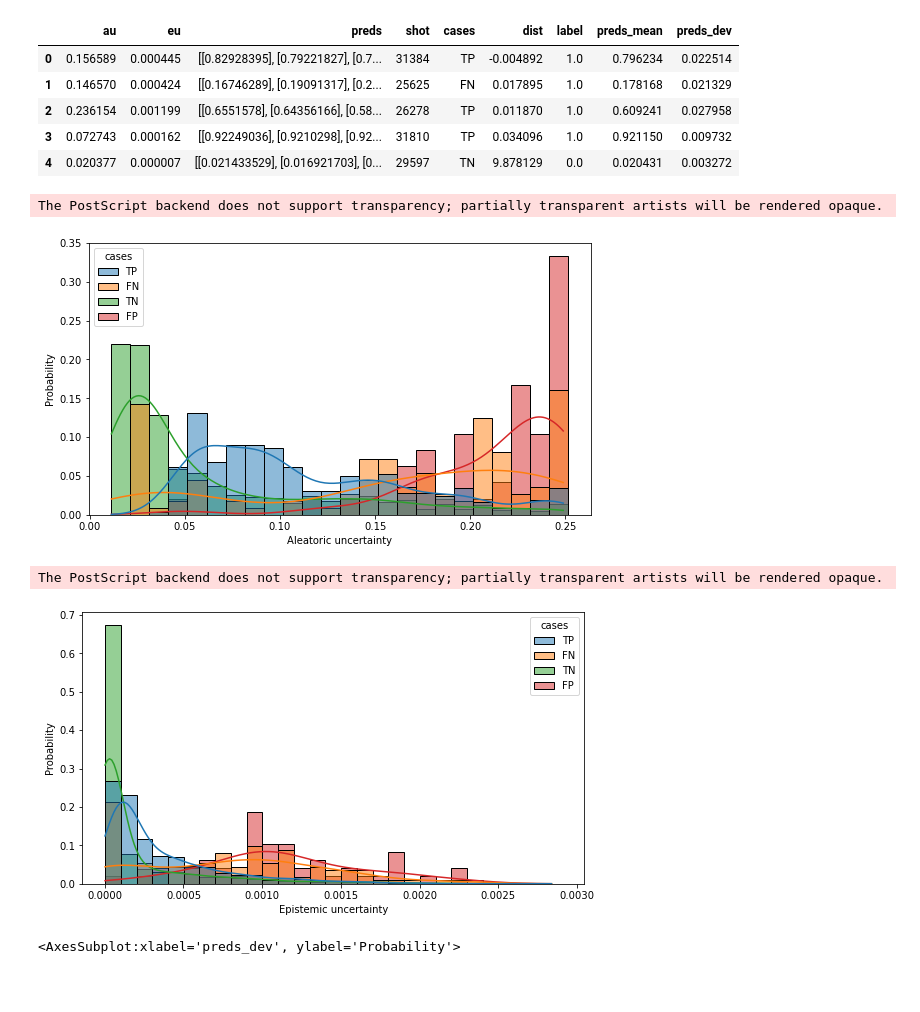
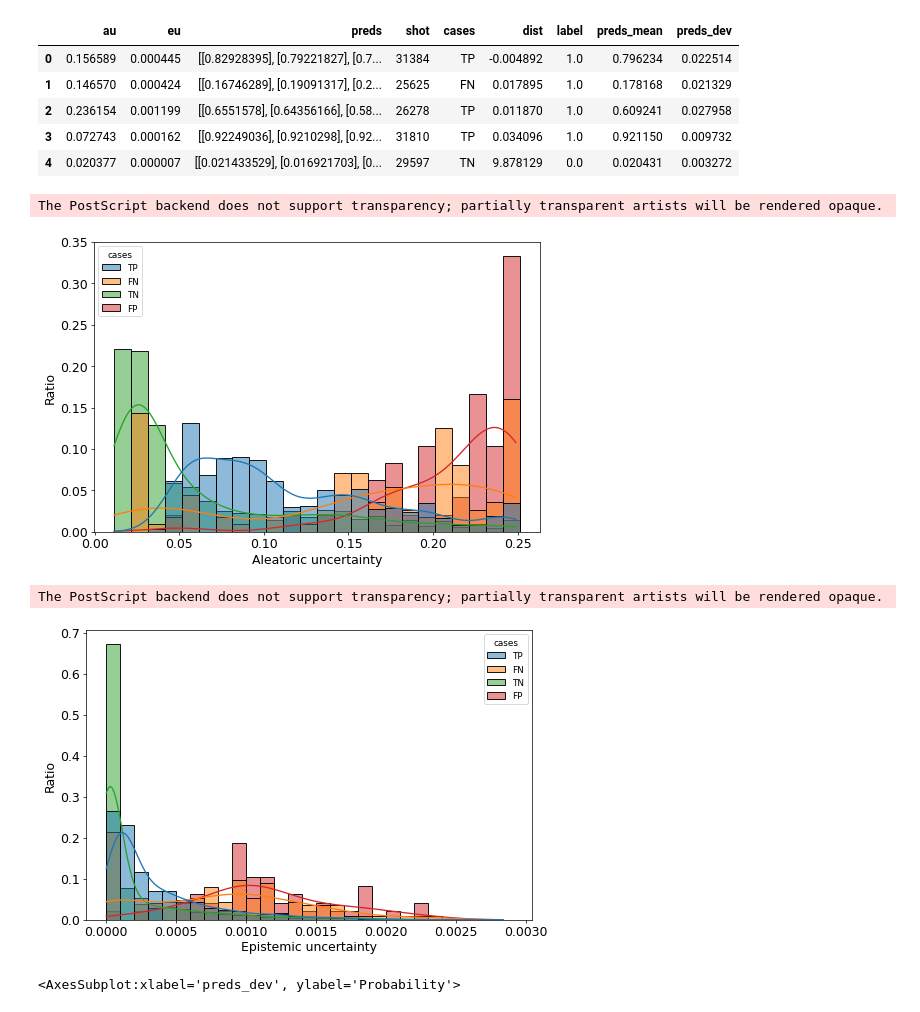
Before and after one commit to ZINZINBIN/Bayesian-Disruption-Prediction, a Jupyter notebook: analysis/analysis_results.ipynb, the cells around one changed output. Saved outputs shown, nothing was run; the diff lists cells and outputs as text; code cells hidden in the pictures; blank space fills up the shorter version.

Commit message:
update result

```diff
--- a/analysis/analysis_results.ipynb
+++ b/analysis/analysis_results.ipynb
@@ -190,23 +190,29 @@ result.head()
 | 3 | 0.072743 | 0.000162 | [[0.92249036], [0.9210298], [0.92... | 31810 | TP | 0.034096 | 1.0 | 0.921150 | 0.009732 |
 | 4 | 0.020377 | 0.000007 | [[0.021433529], [0.016921703], [0... | 29597 | TN | 9.878129 | 0.0 | 0.020431 | 0.003272 |
 # %%
-plt.figure(figsize = (9,5))
-sns.histplot(data = result, x = 'au', hue = 'cases', kde = True, stat = 'probability', common_norm=False, binwidth=0.01)
-plt.xlabel("Aleatoric uncertainty")
+plt.figure(figsize = (9,6), dpi = 64)
+sns.histplot(data = result, x = 'au', hue = 'cases', kde = True, stat = 'probability', common_norm=False, binwidth=0.01, legend = True)
+plt.xlabel("Aleatoric uncertainty", fontsize = 14)
+plt.xticks(fontsize=14)
+plt.ylabel("Ratio", fontsize = 14)
+plt.yticks(fontsize=14)
 plt.savefig("./results/analysis_file/aleatoric_uncertainty_distribution.eps")
 plt.savefig("./results/analysis_file/aleatoric_uncertainty_distribution.png")
 # %% [output]
 The PostScript backend does not support transparency; partially transparent artists will be rendered opaque.
-[figure, old version]
+[figure, new version]
 # %%
-plt.figure(figsize = (9,5))
+plt.figure(figsize = (9,6), dpi = 64)
 sns.histplot(data = result, x = 'eu', hue = 'cases', kde = True, stat = 'probability', common_norm=False, binwidth=0.0001)
-plt.xlabel("Epistemic uncertainty")
+plt.xlabel("Epistemic uncertainty", fontsize = 14)
+plt.xticks(fontsize=14)
+plt.ylabel("Ratio",fontsize = 14)
+plt.yticks(fontsize=14)
 plt.savefig("./results/analysis_file/epistemic_uncertainty_distribution.eps")
 plt.savefig("./results/analysis_file/epistemic_uncertainty_distribution.png")
 # %% [output]
 The PostScript backend does not support transparency; partially transparent artists will be rendered opaque.
-[figure, old version]
+[figure, new version]
 # %%
 plt.figure(figsize = (9,5))
 sns.histplot(data = result, x = 'preds_dev', hue = 'cases', kde = True, stat = 'probability', common_norm=False)
```
Also changed, not shown: parts of 3 cells of this notebook, 5 other files.
